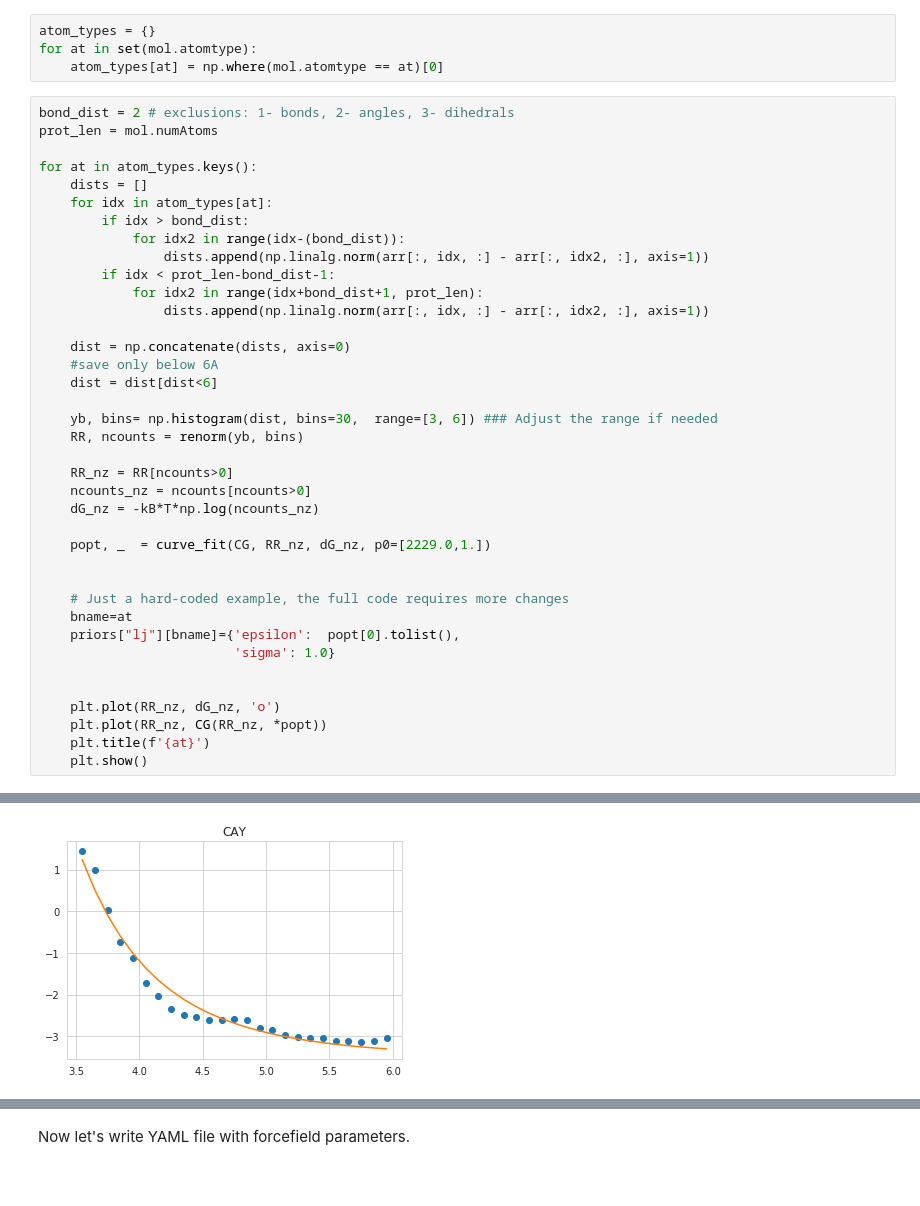
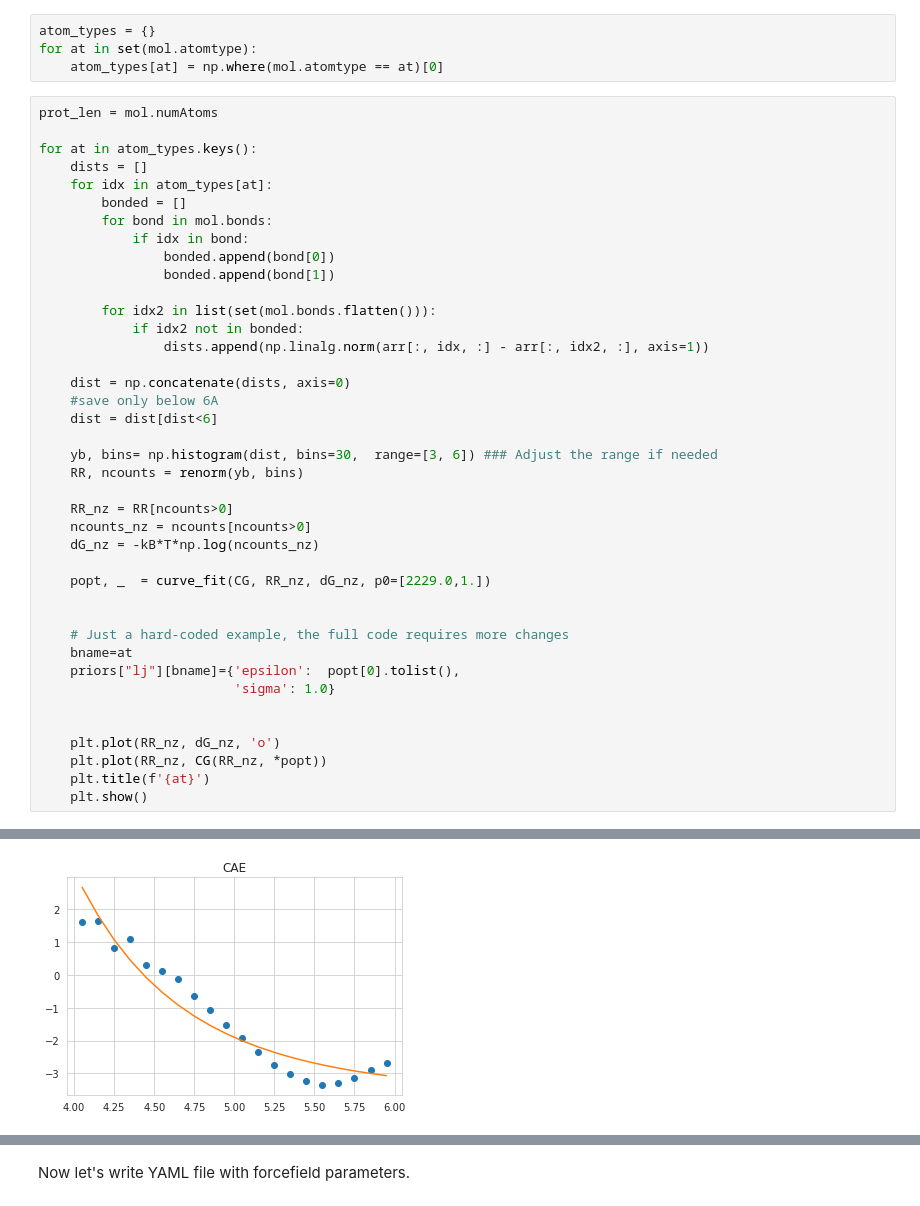
Before and after one commit to torchmd/torchmd-cg, a Jupyter notebook: tutorial/Chignolin_Coarse-Grained_Tutorial.ipynb, the cells around one changed output, grey strips where cells are left out. Cells and saved outputs as stored; diff of their text form.

Commit message:
modified non-bonded fiting

```diff
--- a/tutorial/Chignolin_Coarse-Grained_Tutorial.ipynb
+++ b/tutorial/Chignolin_Coarse-Grained_Tutorial.ipynb
@@ -207,17 +207,19 @@ atom_types = {}
 for at in set(mol.atomtype):
     atom_types[at] = np.where(mol.atomtype == at)[0]
 # %%
-bond_dist = 2 # exclusions: 1- bonds, 2- angles, 3- dihedrals
 prot_len = mol.numAtoms
 
 for at in atom_types.keys():
     dists = []
     for idx in atom_types[at]:
-        if idx > bond_dist:
-            for idx2 in range(idx-(bond_dist)):
-                dists.append(np.linalg.norm(arr[:, idx, :] - arr[:, idx2, :], axis=1))
-        if idx < prot_len-bond_dist-1:
-            for idx2 in range(idx+bond_dist+1, prot_len):
+        bonded = []
+        for bond in mol.bonds:
+            if idx in bond:
+                bonded.append(bond[0])
+                bonded.append(bond[1])
+
+        for idx2 in list(set(mol.bonds.flatten())):
+            if idx2 not in bonded:
                 dists.append(np.linalg.norm(arr[:, idx, :] - arr[:, idx2, :], axis=1))
 
     dist = np.concatenate(dists, axis=0)
@@ -250 +252 @@ for at in atom_types.keys():
-[figure, old version]
+[figure, new version]
```
Also changed, not shown: parts of 3 cells of this notebook.
